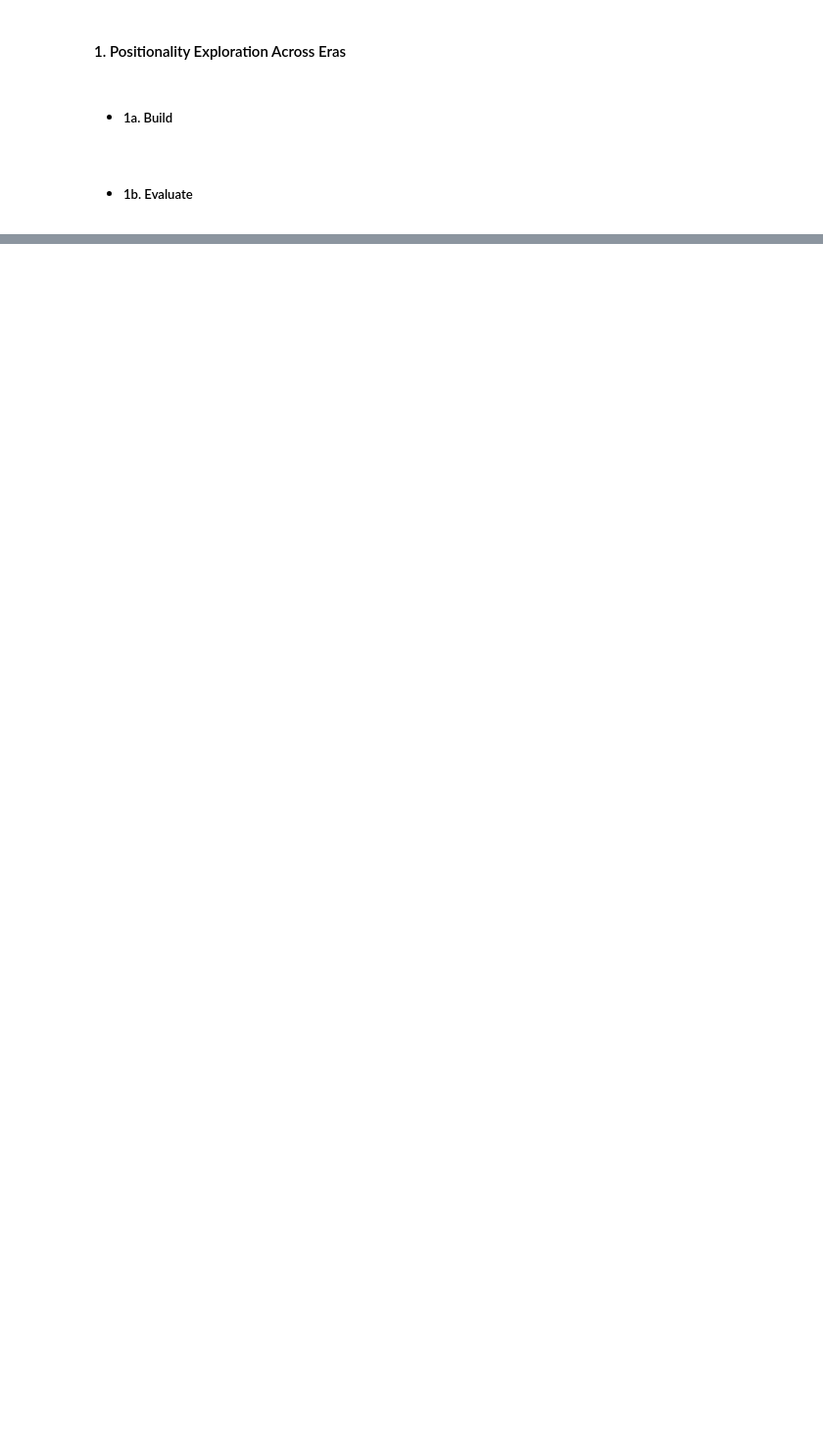
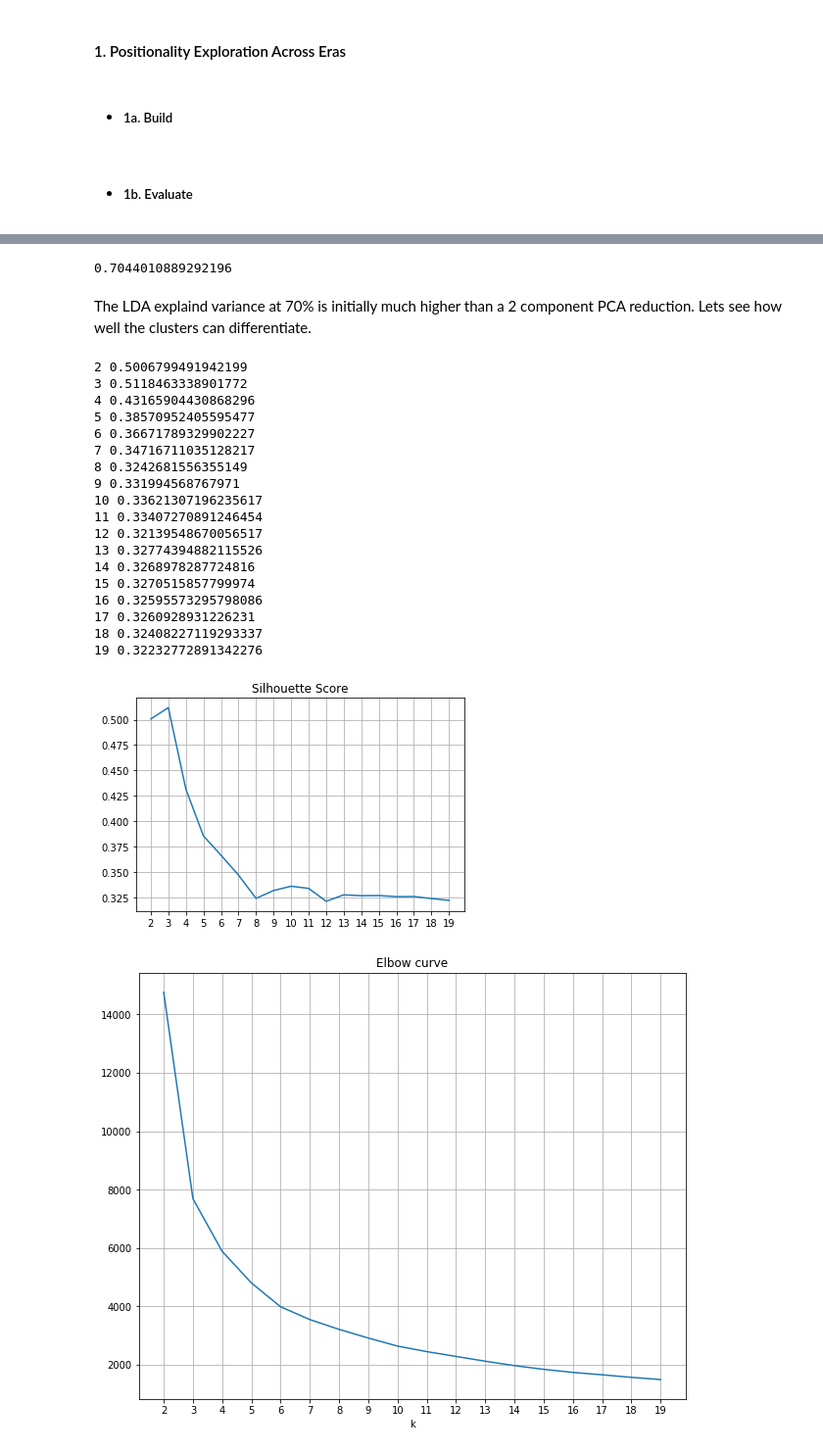
Before and after one commit to chum46/AI-Scout-Pro-Basketball, a Jupyter notebook: notebooks/report/final_notebook.ipynb, the cells around one changed output, grey strips where cells are left out. Shown at 98% size. Cells and saved outputs as stored; diff of their text form; code cells hidden in the pictures; blank space fills up the shorter version.

```diff
--- a/notebooks/report/final_notebook.ipynb
+++ b/notebooks/report/final_notebook.ipynb
@@ -143,0 +232,3 @@ y_test, y_hat_test, y_hat_proba = mf.lrm(X, y, 23)
+# %%
+ss = StandardScaler()
+X_scaled = ss.fit_transform(X2)
@@ -143,0 +237,6 @@ y_test, y_hat_test, y_hat_proba = mf.lrm(X, y, 23)
+# %%
+pca = PCA(n_components=2)
+pca.fit(X_scaled)
+
+X_pca = pca.transform(X_scaled)
+print("Cumulative Explained Variance:", pca.explained_variance_ratio_.sum())
@@ -143,0 +245,34 @@ y_test, y_hat_test, y_hat_proba = mf.lrm(X, y, 23)
+# %%
+LDA = LinearDiscriminantAnalysis(n_components=2,
+                                 shrinkage='auto',
+                                 solver='eigen')
+# %%
+LDA_reduced_df = LDA.fit(X_scaled,y2).transform(X_scaled)
+LDA.score(X_scaled,y2)
+# %% [output]
+0.7044010889292196
+# %% [markdown]
+The LDA explaind variance at 70% is initially much higher than a 2 component PCA reduction. Lets see how well the clusters can differentiate.
+# %%
+cf.find_best_cluster(LDA_reduced_df,2,20)
+# %% [output]
+2 0.5006799491942199
+3 0.5118463338901772
+4 0.43165904430868296
+5 0.38570952405595477
+6 0.36671789329902227
+7 0.34716711035128217
+8 0.3242681556355149
+9 0.331994568767971
+10 0.33621307196235617
+11 0.33407270891246454
+12 0.32139548670056517
+13 0.32774394882115526
+14 0.3268978287724816
+15 0.3270515857799974
+16 0.32595573295798086
+17 0.3260928931226231
+18 0.32408227119293337
+19 0.32232772891342276
+[figure, added]
+[figure, added]
```
Also changed, not shown: parts of 45 cells of this notebook.
